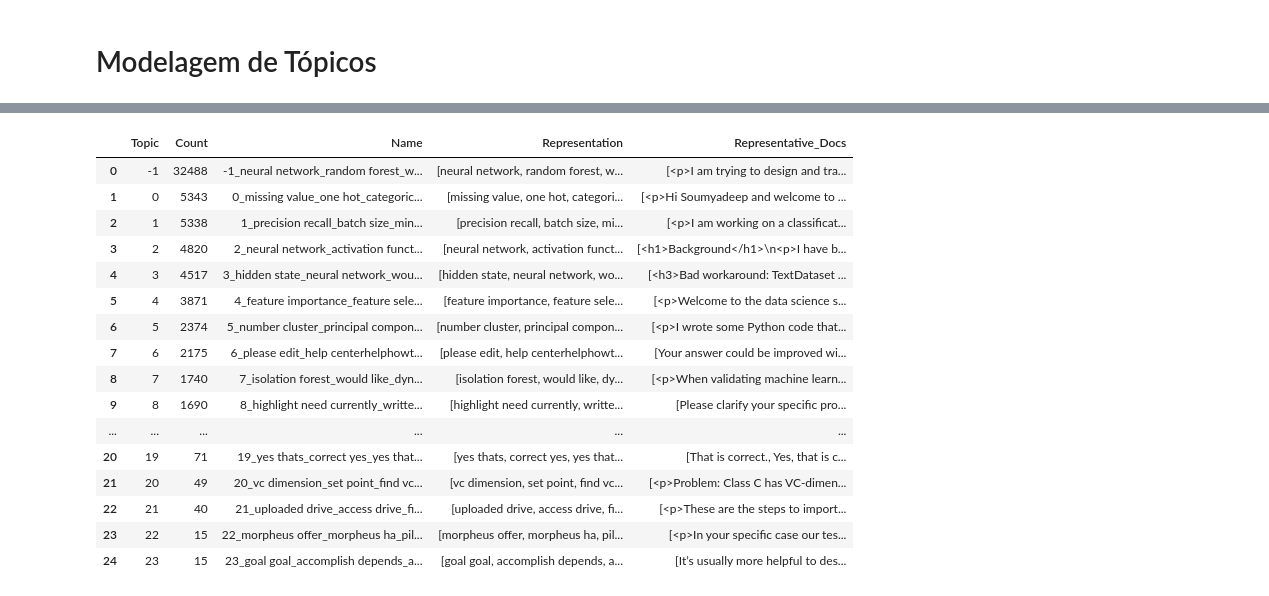
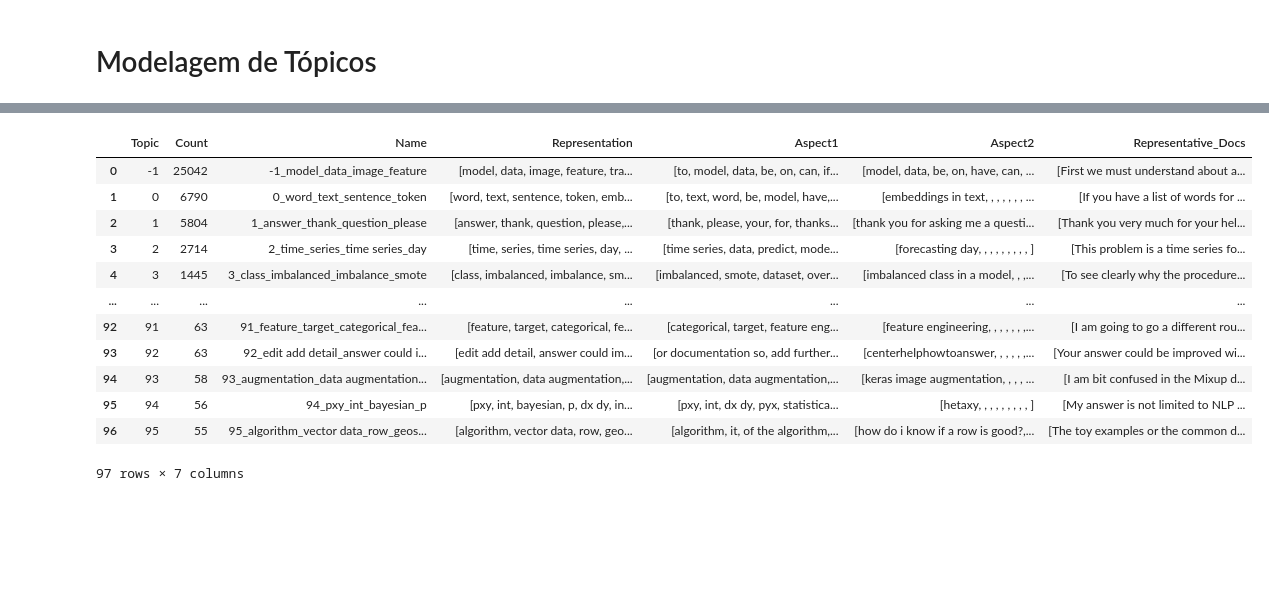
Before and after one commit to hoomanish/TCC_MBA_DS_2025, a Jupyter notebook: ds_posts_analysis.ipynb, the cells around one changed output, grey strips where cells are left out. Cells and saved outputs as stored; diff of their text form; code cells hidden in the pictures; blank space fills up the shorter version.

```diff
--- a/ds_posts_analysis.ipynb
+++ b/ds_posts_analysis.ipynb
@@ -874,0 +885,4 @@ vectorizer_model = CountVectorizer(tokenizer=LemmaTokenizer(),  # Limpa os texto
+# %%
+# Pre-calcular os embeddings
+embedding_model = SentenceTransformer("all-MiniLM-L6-v2")
+embeddings = embedding_model.encode(df_todos['text'], show_progress_bar=True)
@@ -1046,0 +1029,2 @@ Treinando o modelo final com os melhores parâmetros...
+# %%
+best_min_topic_size = 55  # Use o melhor min_topic_size encontrado no tuning
@@ -1046,0 +1063,2 @@ Treinando o modelo final com os melhores parâmetros...
+# %%
+multi_topics, multi_topic_probs = modelo_rep_multi.fit_transform(df_todos['text'], embeddings=embeddings)
@@ -1046,0 +1094,22 @@ Treinando o modelo final com os melhores parâmetros...
+# %%
+# Atualizar os tópicos para ignorar stopwords identificados acima
+# stopwords adicionais
+additional_stopwords = [' ','td', 'exactly', 'e e e e', 'thanks', 'thanks'
+                        'thank', 'crossposted', 'crosspost', 'oxbowerce']
+
+# Lista completa de stopwords
+full_stopwords = standard_stopwords + additional_stopwords
+
+# Nas visualizações futuras, nós vamos utilizar hierarquias de tópicos
+# O vetorizador inicial não pode incluir stopwords nem tokenizer
+# pois isso impacta a geracão da hierarquia
+# por isso, vamos criar dois vetorizadores:
+# um para o modelo BERTopic original (simples) e outro para o .update_topics
+
+# Parâmetros para o CountVectorizer a ser utilizado no .update_topics
+vectorizer_model = CountVectorizer(tokenizer=LemmaTokenizer(),  # Limpa os textos
+                                  ngram_range=(1, 3),  #Tópicos com unigramas, bigramas e trigramas
+                                  min_df = 2,  # Ignora termos que aparecem em menos de 2 documentos
+                                  stop_words=full_stopwords)
+
+modelo_rep_multi.update_topics(df_todos['text'], vectorizer_model=vectorizer_model)
@@ -1131,20 +1219,16 @@ modelo_livre.update_topics(docs, vectorizer_model=vectorizer_model)
 # %%
-modelo_livre.get_topic_info()
+modelo_rep_multi.get_topic_info()
 # %% [output]
-|  | Topic | Count | Name | Representation | Representative_Docs |
-| 0 | -1 | 32488 | -1_neural network_random forest_w... | [neural network, random forest, w... | [<p>I am trying to design and tra... |
-| 1 | 0 | 5343 | 0_missing value_one hot_categoric... | [missing value, one hot, categori... | [<p>Hi Soumyadeep and welcome to ... |
-| 2 | 1 | 5338 | 1_precision recall_batch size_min... | [precision recall, batch size, mi... | [<p>I am working on a classificat... |
-| 3 | 2 | 4820 | 2_neural network_activation funct... | [neural network, activation funct... | [<h1>Background</h1>\n<p>I have b... |
-| 4 | 3 | 4517 | 3_hidden state_neural network_wou... | [hidden state, neural network, wo... | [<h3>Bad workaround: TextDataset ... |
-| 5 | 4 | 3871 | 4_feature importance_feature sele... | [feature importance, feature sele... | [<p>Welcome to the data science s... |
-| 6 | 5 | 2374 | 5_number cluster_principal compon... | [number cluster, principal compon... | [<p>I wrote some Python code that... |
-| 7 | 6 | 2175 | 6_please edit_help centerhelphowt... | [please edit, help centerhelphowt... | [Your answer could be improved wi... |
-| 8 | 7 | 1740 | 7_isolation forest_would like_dyn... | [isolation forest, would like, dy... | [<p>When validating machine learn... |
-| 9 | 8 | 1690 | 8_highlight need currently_writte... | [highlight need currently, writte... | [Please clarify your specific pro... |
-| ... | ... | ... | ... | ... | ... |
-| 20 | 19 | 71 | 19_yes thats_correct yes_yes that... | [yes thats, correct yes, yes that... | [That is correct., Yes, that is c... |
-| 21 | 20 | 49 | 20_vc dimension_set point_find vc... | [vc dimension, set point, find vc... | [<p>Problem: Class C has VC-dimen... |
-| 22 | 21 | 40 | 21_uploaded drive_access drive_fi... | [uploaded drive, access drive, fi... | [<p>These are the steps to import... |
-| 23 | 22 | 15 | 22_morpheus offer_morpheus ha_pil... | [morpheus offer, morpheus ha, pil... | [<p>In your specific case our tes... |
-| 24 | 23 | 15 | 23_goal goal_accomplish depends_a... | [goal goal, accomplish depends, a... | [It’s usually more helpful to des... |
+|  | Topic | Count | Name | Representation | Aspect1 | Aspect2 | Representative_Docs |
+| 0 | -1 | 25042 | -1_model_data_image_feature | [model, data, image, feature, tra... | [to, model, data, be, on, can, if... | [model, data, be, on, have, can, ... | [First we must understand about a... |
+| 1 | 0 | 6790 | 0_word_text_sentence_token | [word, text, sentence, token, emb... | [to, text, word, be, model, have,... | [embeddings in text, , , , , , , ... | [If you have a list of words for ... |
+| 2 | 1 | 5804 | 1_answer_thank_question_please | [answer, thank, question, please,... | [thank, please, your, for, thanks... | [thank you for asking me a questi... | [Thank you very much for your hel... |
+| 3 | 2 | 2714 | 2_time_series_time series_day | [time, series, time series, day, ... | [time series, data, predict, mode... | [forecasting day, , , , , , , , , ] | [This problem is a time series fo... |
+| 4 | 3 | 1445 | 3_class_imbalanced_imbalance_smote | [class, imbalanced, imbalance, sm... | [imbalanced, smote, dataset, over... | [imbalanced class in a model, , ,... | [To see clearly why the procedure... |
+| ... | ... | ... | ... | ... | ... | ... | ... |
+| 92 | 91 | 63 | 91_feature_target_categorical_fea... | [feature, target, categorical, fe... | [categorical, target, feature eng... | [feature engineering, , , , , , ,... | [I am going to go a different rou... |
+| 93 | 92 | 63 | 92_edit add detail_answer could i... | [edit add detail, answer could im... | [or documentation so, add further... | [centerhelphowtoanswer, , , , , ,... | [Your answer could be improved wi... |
+| 94 | 93 | 58 | 93_augmentation_data augmentation... | [augmentation, data augmentation,... | [augmentation, data augmentation,... | [keras image augmentation, , , , ... | [I am bit confused in the Mixup d... |
+| 95 | 94 | 56 | 94_pxy_int_bayesian_p | [pxy, int, bayesian, p, dx dy, in... | [pxy, int, dx dy, pyx, statistica... | [hetaxy, , , , , , , , , ] | [My answer is not limited to NLP ... |
+| 96 | 95 | 55 | 95_algorithm_vector data_row_geos... | [algorithm, vector data, row, geo... | [algorithm, it, of the algorithm,... | [how do i know if a row is good?,... | [The toy examples or the common d... |
+97 rows × 7 columns
```
Also changed, not shown: parts of 67 cells of this notebook.
